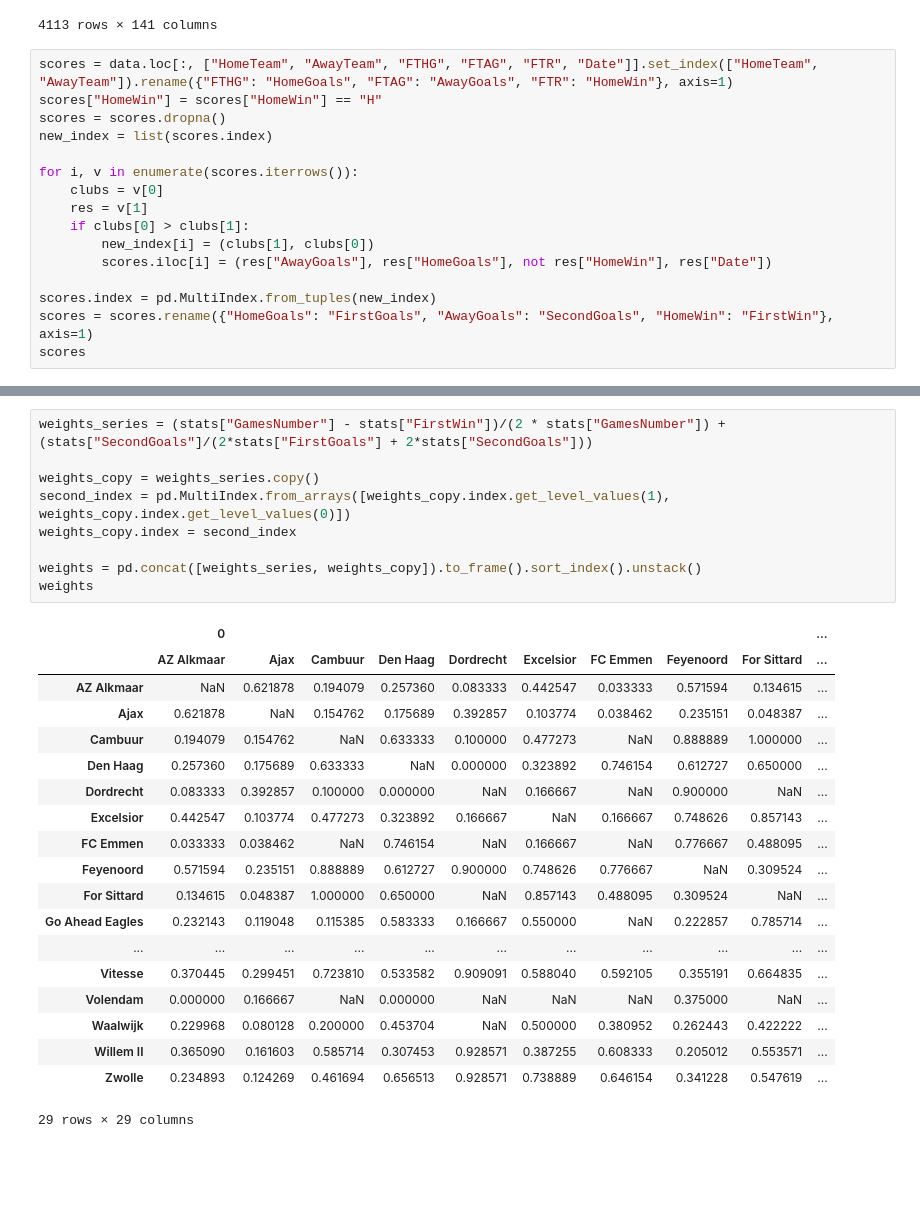
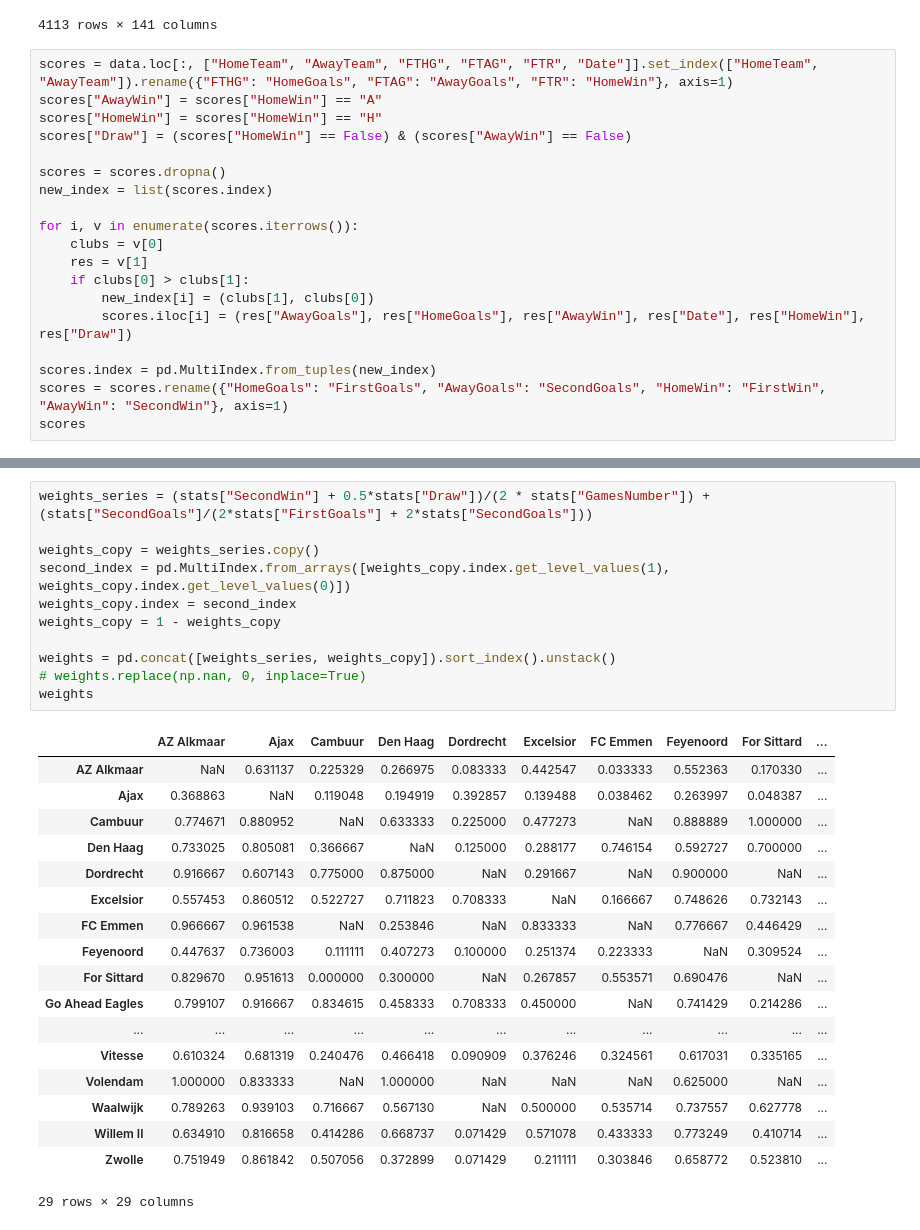
Before and after one commit to michadenheijer/OR2-2, a Jupyter notebook: main.ipynb, the cells around one changed output, grey strips where cells are left out. Cells and saved outputs as stored; diff of their text form; blank space fills up the shorter version.

```diff
--- a/main.ipynb
+++ b/main.ipynb
@@ -32,7 +32,10 @@ data
 4113 rows × 141 columns
 # %%
 scores = data.loc[:, ["HomeTeam", "AwayTeam", "FTHG", "FTAG", "FTR", "Date"]].set_index(["HomeTeam", "AwayTeam"]).rename({"FTHG": "HomeGoals", "FTAG": "AwayGoals", "FTR": "HomeWin"}, axis=1)
+scores["AwayWin"] = scores["HomeWin"] == "A"
 scores["HomeWin"] = scores["HomeWin"] == "H"
+scores["Draw"] = (scores["HomeWin"] == False) & (scores["AwayWin"] == False)
+
 scores = scores.dropna()
 new_index = list(scores.index)
 
@@ -41,9 +44,9 @@ for i, v in enumerate(scores.iterrows()):
     res = v[1]
     if clubs[0] > clubs[1]:
         new_index[i] = (clubs[1], clubs[0])
-        scores.iloc[i] = (res["AwayGoals"], res["HomeGoals"], not res["HomeWin"], res["Date"])
+        scores.iloc[i] = (res["AwayGoals"], res["HomeGoals"], res["AwayWin"], res["Date"], res["HomeWin"], res["Draw"])
 
 scores.index = pd.MultiIndex.from_tuples(new_index)
-scores = scores.rename({"HomeGoals": "FirstGoals", "AwayGoals": "SecondGoals", "HomeWin": "FirstWin"}, axis=1)
+scores = scores.rename({"HomeGoals": "FirstGoals", "AwayGoals": "SecondGoals", "HomeWin": "FirstWin", "AwayWin": "SecondWin"}, axis=1)
 scores
 # %% [output]
@@ -87,29 +90,30 @@ stats
 # %%
-weights_series = (stats["GamesNumber"] - stats["FirstWin"])/(2 * stats["GamesNumber"]) + (stats["SecondGoals"]/(2*stats["FirstGoals"] + 2*stats["SecondGoals"]))
+weights_series = (stats["SecondWin"] + 0.5*stats["Draw"])/(2 * stats["GamesNumber"]) + (stats["SecondGoals"]/(2*stats["FirstGoals"] + 2*stats["SecondGoals"]))
 
 weights_copy = weights_series.copy()
 second_index = pd.MultiIndex.from_arrays([weights_copy.index.get_level_values(1), weights_copy.index.get_level_values(0)])
 weights_copy.index = second_index
+weights_copy = 1 - weights_copy
 
-weights = pd.concat([weights_series, weights_copy]).to_frame().sort_index().unstack()
+weights = pd.concat([weights_series, weights_copy]).sort_index().unstack()
+# weights.replace(np.nan, 0, inplace=True)
 weights
 # %% [output]
-|  | 0 |  |  |  |  |  |  |  |  | ... |
 |  | AZ Alkmaar | Ajax | Cambuur | Den Haag | Dordrecht | Excelsior | FC Emmen | Feyenoord | For Sittard | ... |
-| AZ Alkmaar | NaN | 0.621878 | 0.194079 | 0.257360 | 0.083333 | 0.442547 | 0.033333 | 0.571594 | 0.134615 | ... |
-| Ajax | 0.621878 | NaN | 0.154762 | 0.175689 | 0.392857 | 0.103774 | 0.038462 | 0.235151 | 0.048387 | ... |
-| Cambuur | 0.194079 | 0.154762 | NaN | 0.633333 | 0.100000 | 0.477273 | NaN | 0.888889 | 1.000000 | ... |
-| Den Haag | 0.257360 | 0.175689 | 0.633333 | NaN | 0.000000 | 0.323892 | 0.746154 | 0.612727 | 0.650000 | ... |
-| Dordrecht | 0.083333 | 0.392857 | 0.100000 | 0.000000 | NaN | 0.166667 | NaN | 0.900000 | NaN | ... |
-| Excelsior | 0.442547 | 0.103774 | 0.477273 | 0.323892 | 0.166667 | NaN | 0.166667 | 0.748626 | 0.857143 | ... |
-| FC Emmen | 0.033333 | 0.038462 | NaN | 0.746154 | NaN | 0.166667 | NaN | 0.776667 | 0.488095 | ... |
-| Feyenoord | 0.571594 | 0.235151 | 0.888889 | 0.612727 | 0.900000 | 0.748626 | 0.776667 | NaN | 0.309524 | ... |
-| For Sittard | 0.134615 | 0.048387 | 1.000000 | 0.650000 | NaN | 0.857143 | 0.488095 | 0.309524 | NaN | ... |
-| Go Ahead Eagles | 0.232143 | 0.119048 | 0.115385 | 0.583333 | 0.166667 | 0.550000 | NaN | 0.222857 | 0.785714 | ... |
+| AZ Alkmaar | NaN | 0.631137 | 0.225329 | 0.266975 | 0.083333 | 0.442547 | 0.033333 | 0.552363 | 0.170330 | ... |
+| Ajax | 0.368863 | NaN | 0.119048 | 0.194919 | 0.392857 | 0.139488 | 0.038462 | 0.263997 | 0.048387 | ... |
+| Cambuur | 0.774671 | 0.880952 | NaN | 0.633333 | 0.225000 | 0.477273 | NaN | 0.888889 | 1.000000 | ... |
+| Den Haag | 0.733025 | 0.805081 | 0.366667 | NaN | 0.125000 | 0.288177 | 0.746154 | 0.592727 | 0.700000 | ... |
+| Dordrecht | 0.916667 | 0.607143 | 0.775000 | 0.875000 | NaN | 0.291667 | NaN | 0.900000 | NaN | ... |
+| Excelsior | 0.557453 | 0.860512 | 0.522727 | 0.711823 | 0.708333 | NaN | 0.166667 | 0.748626 | 0.732143 | ... |
+| FC Emmen | 0.966667 | 0.961538 | NaN | 0.253846 | NaN | 0.833333 | NaN | 0.776667 | 0.446429 | ... |
+| Feyenoord | 0.447637 | 0.736003 | 0.111111 | 0.407273 | 0.100000 | 0.251374 | 0.223333 | NaN | 0.309524 | ... |
+| For Sittard | 0.829670 | 0.951613 | 0.000000 | 0.300000 | NaN | 0.267857 | 0.553571 | 0.690476 | NaN | ... |
+| Go Ahead Eagles | 0.799107 | 0.916667 | 0.834615 | 0.458333 | 0.708333 | 0.450000 | NaN | 0.741429 | 0.214286 | ... |
 | ... | ... | ... | ... | ... | ... | ... | ... | ... | ... | ... |
-| Vitesse | 0.370445 | 0.299451 | 0.723810 | 0.533582 | 0.909091 | 0.588040 | 0.592105 | 0.355191 | 0.664835 | ... |
-| Volendam | 0.000000 | 0.166667 | NaN | 0.000000 | NaN | NaN | NaN | 0.375000 | NaN | ... |
-| Waalwijk | 0.229968 | 0.080128 | 0.200000 | 0.453704 | NaN | 0.500000 | 0.380952 | 0.262443 | 0.422222 | ... |
-| Willem II | 0.365090 | 0.161603 | 0.585714 | 0.307453 | 0.928571 | 0.387255 | 0.608333 | 0.205012 | 0.553571 | ... |
-| Zwolle | 0.234893 | 0.124269 | 0.461694 | 0.656513 | 0.928571 | 0.738889 | 0.646154 | 0.341228 | 0.547619 | ... |
+| Vitesse | 0.610324 | 0.681319 | 0.240476 | 0.466418 | 0.090909 | 0.376246 | 0.324561 | 0.617031 | 0.335165 | ... |
+| Volendam | 1.000000 | 0.833333 | NaN | 1.000000 | NaN | NaN | NaN | 0.625000 | NaN | ... |
+| Waalwijk | 0.789263 | 0.939103 | 0.716667 | 0.567130 | NaN | 0.500000 | 0.535714 | 0.737557 | 0.627778 | ... |
+| Willem II | 0.634910 | 0.816658 | 0.414286 | 0.668737 | 0.071429 | 0.571078 | 0.433333 | 0.773249 | 0.410714 | ... |
+| Zwolle | 0.751949 | 0.861842 | 0.507056 | 0.372899 | 0.071429 | 0.211111 | 0.303846 | 0.658772 | 0.523810 | ... |
 29 rows × 29 columns
```
Also changed, not shown: parts of 6 cells of this notebook.
